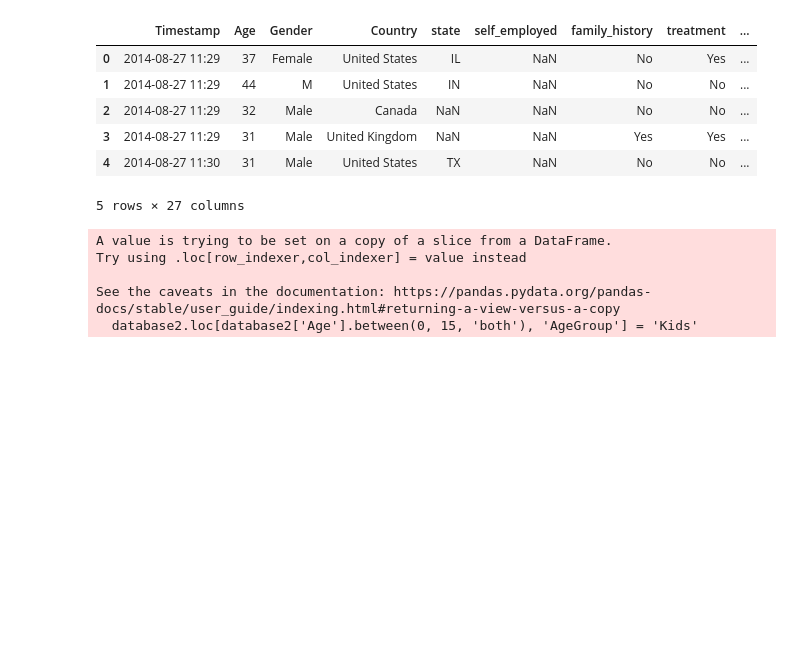
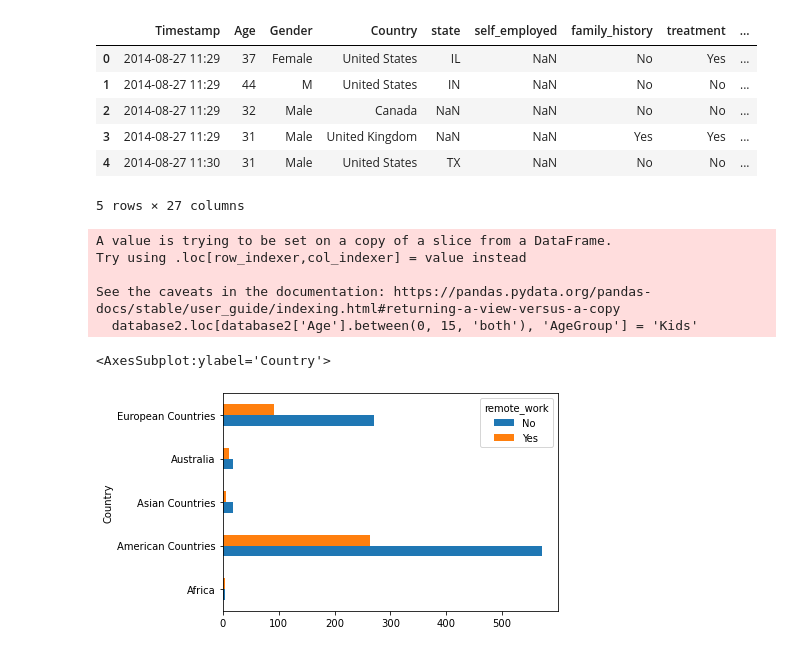
Before and after one commit to KANISHKASAXENA009/DataAnalysisToolsProject, a Jupyter notebook: DataToolsProjectAssignment.ipynb, the cells around one changed output. Cells and saved outputs as stored; diff of their text form; code cells hidden in the pictures; blank space fills up the shorter version.

```diff
--- a/DataToolsProjectAssignment.ipynb
+++ b/DataToolsProjectAssignment.ipynb
@@ -93,3 +93,20 @@ database2.loc[(database2['mental_vs_physical'].isin(['Yes'])), "mental_vs_physic
 
 database2.loc[(database2['care_options'].isin(['No', "Not sure"])), "care_options"] = "No"
 database2.loc[(database2['care_options'].isin(['Yes'])), "care_options"] = "Yes"
+# %%
+# print(database2['phys_health_consequence'].unique())
+
+final_data = database2[['AgeGroup','Country','coworkers',
+                   'leave', 'mental_health_consequence','care_options',
+                  'remote_work','benefits','treatment','obs_consequence','mental_vs_physical',]]
+
+database3=final_data.groupby(['Country','remote_work']).size()
+database3=database3.unstack()
+database3.plot(kind="barh")
+
+# database4=final_data.groupby(['Region','obs_consequence']).size()
+# database4=database4.unstack()
+# database4.plot(kind='bar')
+# %% [output]
+<AxesSubplot:ylabel='Country'>
+[figure, added]
```
Also changed, not shown: parts of 3 cells of this notebook.
